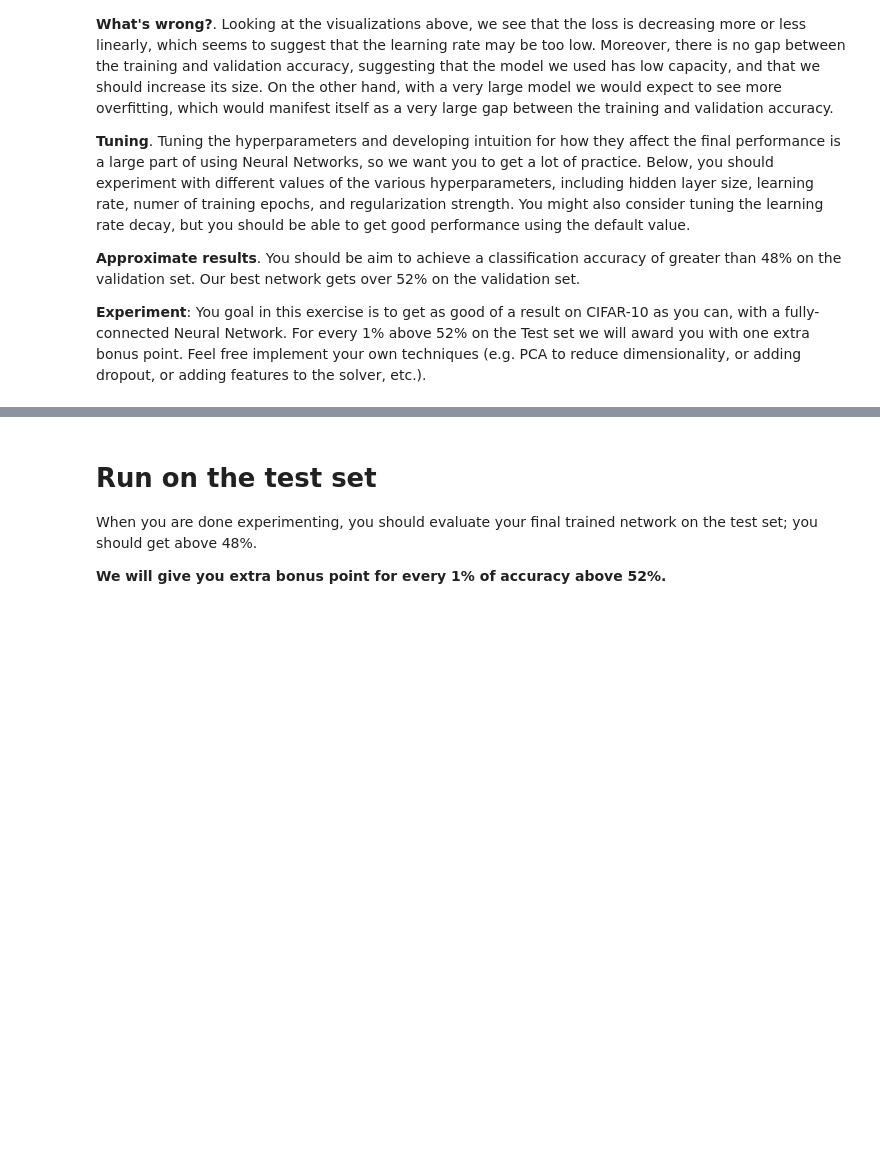
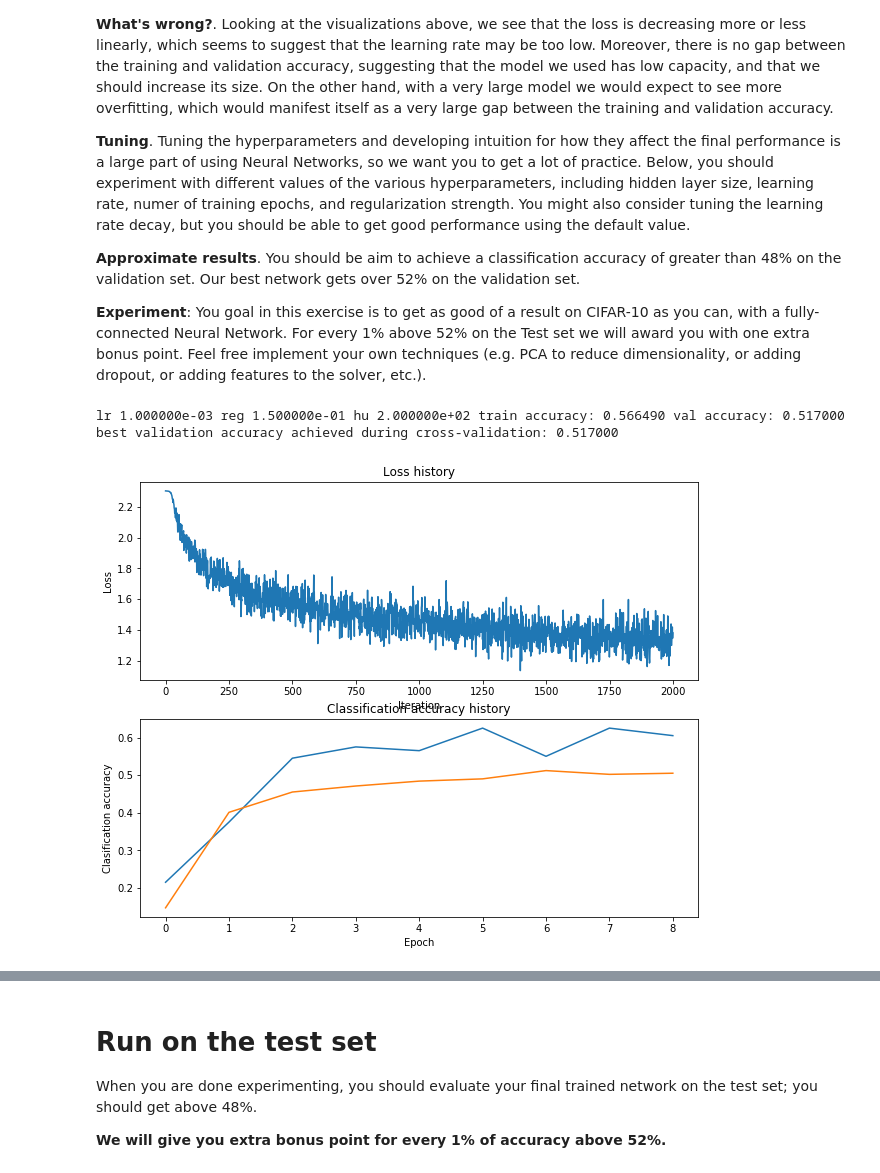
Before and after one commit to luisps/cs231n, a Jupyter notebook: assignment1/two_layer_net.ipynb, the cells around one changed output, grey strips where cells are left out. Saved outputs shown, nothing was run; the diff lists cells and outputs as text; code cells hidden in the pictures; blank space fills up the shorter version.

Commit message:
hyper parameter optimization for NN and svm

```diff
--- a/assignment1/two_layer_net.ipynb
+++ b/assignment1/two_layer_net.ipynb
@@ -294,10 +294,75 @@ best_net = None # store the best model into this
 # write code to sweep through possible combinations of hyperparameters          #
 # automatically like we did on the previous exercises.                          #
 #################################################################################
-pass
+
+best_val = -1
+best_stats = None
+
+#learning_rates = [1e-3, 5e-3]
+#regularization_strengths = [0.15, 0.2, 0.25, 0.3]
+#hidden_units = [150, 200, 250]
+
+#best found params, achieved 53% accuracy on val set
+learning_rates = [1e-3]  #increasing learning_rate more gives numerical errors
+regularization_strengths = [0.15]
+hidden_units = [200]
+results = {}
+iters = 2000
+
+for lr in learning_rates:
+    for rs in regularization_strengths:
+        for hu in hidden_units:
+          net = TwoLayerNet(input_size, hu, num_classes)
+
+          # Train the network
+          stats = net.train(X_train, y_train, X_val, y_val,
+                      num_iters=iters, batch_size=200,
+                      learning_rate=lr, learning_rate_decay=0.95,
+                      reg=rs)
+
+          y_train_pred = net.predict(X_train)
+          acc_train = np.mean(y_train == y_train_pred)
+          y_val_pred = net.predict(X_val)
+          acc_val = np.mean(y_val == y_val_pred)
+
+          results[(lr, rs, hu)] = (acc_train, acc_val)
+
+          if acc_val > best_val:
+            best_stats = stats
+            best_val = acc_val
+            best_net = net
+
+# Print out results.
+for lr, reg, hu in sorted(results):
+    train_accuracy, val_accuracy = results[(lr, reg, hu)]
+    print ('lr %e reg %e hu %e train accuracy: %f val accuracy: %f' % (
+                lr, reg, hu, train_accuracy, val_accuracy))
+
+print ('best validation accuracy achieved during cross-validation: %f' % best_val)
+
 #################################################################################
 #                               END OF YOUR CODE                                #
 #################################################################################
+# %% [output]
+lr 1.000000e-03 reg 1.500000e-01 hu 2.000000e+02 train accuracy: 0.566490 val accuracy: 0.517000
+best validation accuracy achieved during cross-validation: 0.517000
+# %%
+# Plot the loss function and train / validation accuracies
+plt.subplot(2, 1, 1)
+plt.plot(best_stats['loss_history'])
+plt.title('Loss history')
+plt.xlabel('Iteration')
+plt.ylabel('Loss')
+
+plt.subplot(2, 1, 2)
+plt.plot(best_stats['train_acc_history'], label='train')
+plt.plot(best_stats['val_acc_history'], label='val')
+plt.title('Classification accuracy history')
+plt.xlabel('Epoch')
+plt.ylabel('Clasification accuracy')
+plt.show()
+# %% [output]
+[figure, added]
 # %%
 # visualize the weights of the best network
 show_net_weights(best_net)
```
Also changed, not shown: parts of 2 cells of this notebook, 2 other files.
